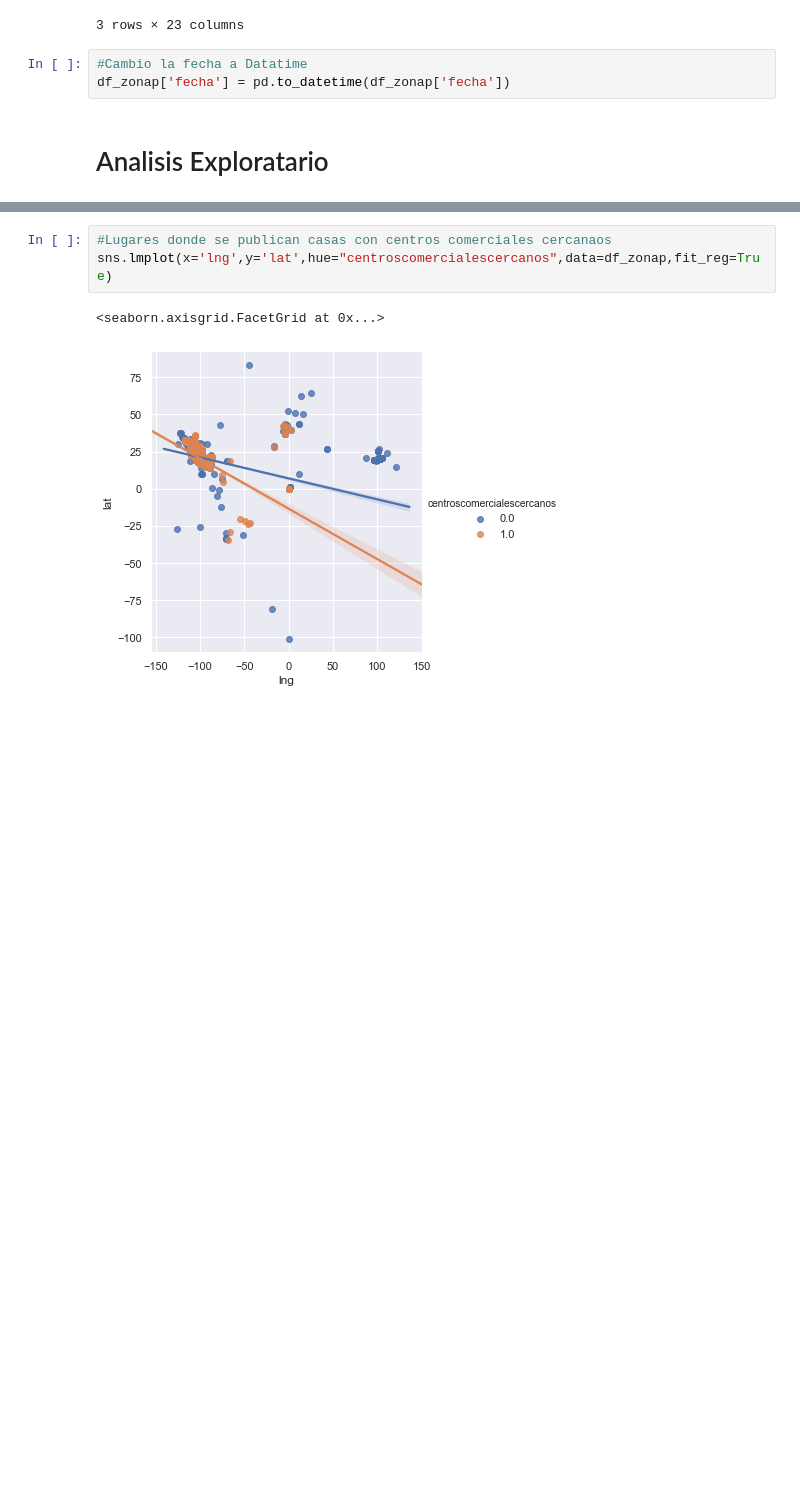
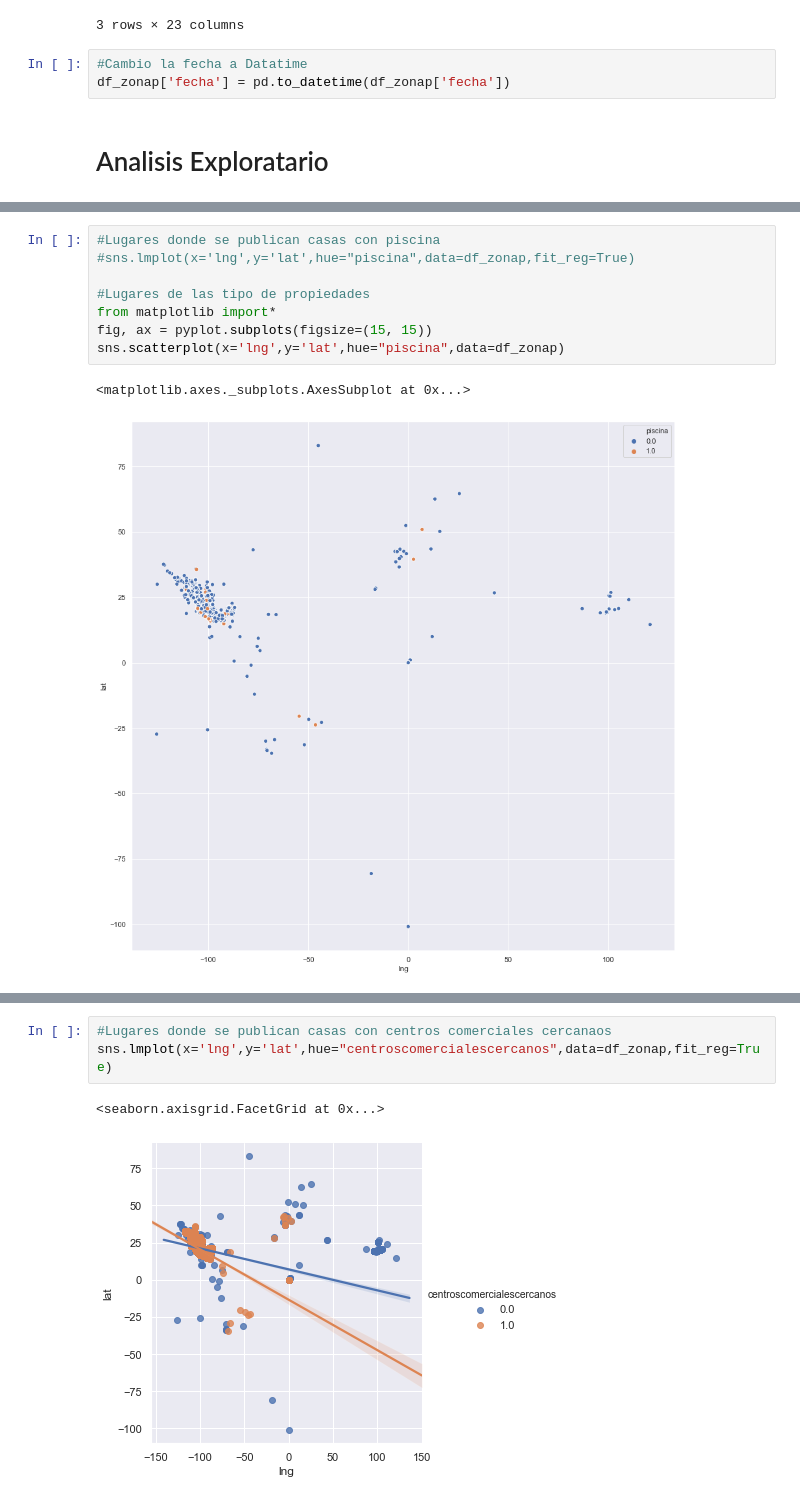
Before and after one commit to Giova262/OrgDatTP, a Jupyter notebook: TP 2019 - Analisis Exploratorio2.ipynb, the cells around one changed output, grey strips where cells are left out. Drawn from its saved outputs; the diff is of its cells as text; blank space fills up the shorter version.

```diff
--- a/TP 2019 - Analisis Exploratorio2.ipynb
+++ b/TP 2019 - Analisis Exploratorio2.ipynb
@@ -37 +38,12 @@ df_zonap.plot(kind='scatter',c='precio',colormap='brg',title='Casas Precio',y='l
+# %%
+#Lugares donde se publican casas con piscina
+#sns.lmplot(x='lng',y='lat',hue="piscina",data=df_zonap,fit_reg=True)
+
+#Lugares de las tipo de propiedades
+from matplotlib import*
+fig, ax = pyplot.subplots(figsize=(15, 15))
+sns.scatterplot(x='lng',y='lat',hue="piscina",data=df_zonap)
+# %% [output]
+<matplotlib.axes._subplots.AxesSubplot at 0x...>
+[figure, added]
 # %%
```
Also changed, not shown: parts of 26 cells of this notebook.
